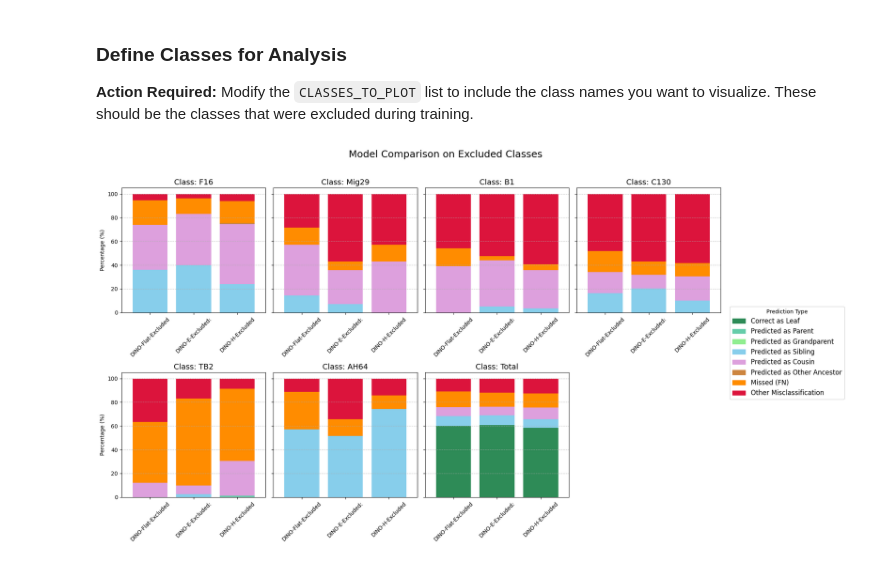
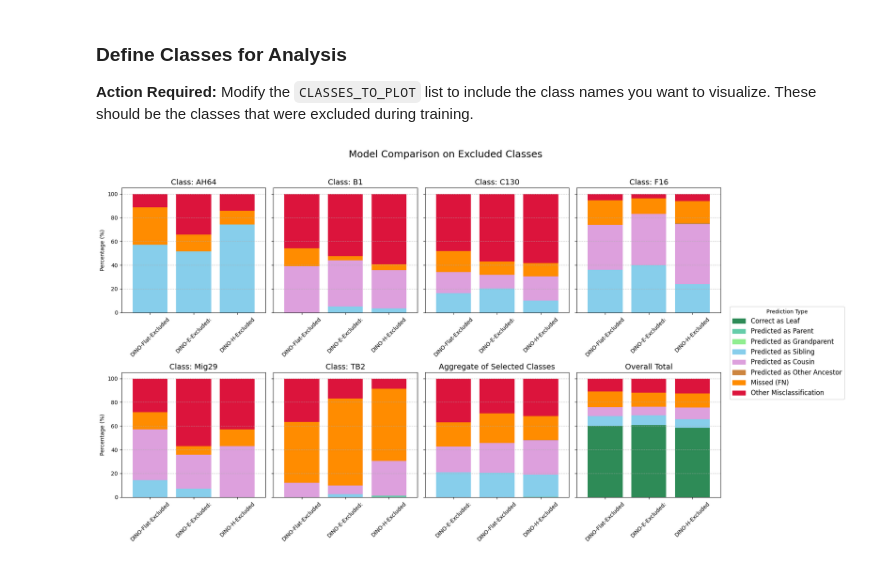
Before and after one commit to Gogonemnem/hierarchical-object-detection, a Jupyter notebook: notebooks/exclusion-comparison.ipynb, the cells around one changed output. Saved outputs shown, nothing was run; the diff lists cells and outputs as text; code cells hidden in the pictures.

Commit message:
add aggregates

```diff
--- a/notebooks/exclusion-comparison.ipynb
+++ b/notebooks/exclusion-comparison.ipynb
@@ -163,94 +163,102 @@ This section generates bar charts to compare the models' performance on specific
 CLASSES_TO_PLOT = ['F16', 'Mig29', 'B1', 'C130', 'TB2', 'AH64', 'Total']
 # %%
 if not df_class.empty:
-    # Define the order, labels, and colors for plotting
+    # --- Configuration for Plotting ---
     plot_order = [
-        'tp_percentage',
-        'parent_percentage',
-        'grandparent_percentage',
-        'sibling_percentage',
-        'cousin_percentage',
-        'ancestor_percentage',
-        'fn_percentage',
-        'other_class_percentage'
+        'tp_percentage', 'parent_percentage', 'grandparent_percentage',
+        'sibling_percentage', 'cousin_percentage', 'ancestor_percentage',
+        'fn_percentage', 'other_class_percentage'
     ]
-
     plot_labels = {
-        'tp_percentage': 'Correct as Leaf',
-        'parent_percentage': 'Predicted as Parent',
-        'grandparent_percentage': 'Predicted as Grandparent',
-        'sibling_percentage': 'Predicted as Sibling',
-        'cousin_percentage': 'Predicted as Cousin',
-        'ancestor_percentage': 'Predicted as Other Ancestor',
-        'fn_percentage': 'Missed (FN)',
-        'other_class_percentage': 'Other Misclassification'
+        'tp_percentage': 'Correct as Leaf', 'parent_percentage': 'Predicted as Parent',
+        'grandparent_percentage': 'Predicted as Grandparent', 'sibling_percentage': 'Predicted as Sibling',
+        'cousin_percentage': 'Predicted as Cousin', 'ancestor_percentage': 'Predicted as Other Ancestor',
+        'fn_percentage': 'Missed (FN)', 'other_class_percentage': 'Other Misclassification'
     }
-
     plot_colors = {
-        'tp_percentage': '#2E8B57',
-        'parent_percentage': '#66CDAA',
-        'grandparent_percentage': '#90EE90',
-        'sibling_percentage': '#87CEEB',
-        'cousin_percentage': '#DDA0DD',
-        'ancestor_percentage': '#CD853F',
-        'fn_percentage': '#FF8C00',
-        'other_class_percentage': '#DC143C'
+        'tp_percentage': '#2E8B57', 'parent_percentage': '#66CDAA',
+        'grandparent_percentage': '#90EE90', 'sibling_percentage': '#87CEEB',
+        'cousin_percentage': '#DDA0DD', 'ancestor_percentage': '#CD853F',
+        'fn_percentage': '#FF8C00', 'other_class_percentage': '#DC143C'
     }
     color_list = [plot_colors[p] for p in plot_order]
 
-    # Filter the DataFrame to only include the selected classes
-    df_plot = df_class[df_class['class_name'].isin(CLASSES_TO_PLOT)]
+    # --- Data Preparation for Plotting ---
+
+    # 1. Define the classes to analyze and aggregate, excluding 'Total'
+    classes_to_analyze = [c for c in CLASSES_TO_PLOT if c != 'Total']
+
+    # 2. Define the final plot order: individual classes, then Aggregate, then Total
+    final_plot_list = sorted(classes_to_analyze) + ['Aggregate', 'Total']
+
+    # 3. Calculate the aggregate statistics for the selected classes
+    df_agg = df_class[df_class['class_name'].isin(classes_to_analyze)].groupby('model')[plot_order].mean().reset_index()
+    df_agg['class_name'] = 'Aggregate'
+
+    # 4. Combine the original data with the new aggregate data
+    # We select the classes to analyze plus the 'Total' from the original dataframe
+    df_plot = pd.concat([df_class[df_class['class_name'].isin(classes_to_analyze + ['Total'])], df_agg])
 
     # --- Create Stacked Bar Chart ---
 
-    # Setup plot grid
-    num_classes = len(CLASSES_TO_PLOT)
+    # Setup plot grid based on the final list of plots
+    num_plots = len(final_plot_list)
     num_cols = 4 # More columns for a compact view
-    num_rows = (num_classes + num_cols - 1) // num_cols
+    num_rows = (num_plots + num_cols - 1) // num_cols
     fig, axes = plt.subplots(num_rows, num_cols, figsize=(18, 5 * num_rows), sharey=True)
     axes = axes.flatten()
 
-    for i, class_name in enumerate(CLASSES_TO_PLOT):
+    for i, class_name in enumerate(final_plot_list):
         ax = axes[i]
 
-        # Filter data for the current class
+        # Filter data for the current class or the aggregate view
         df_class_specific = df_plot[df_plot['class_name'] == class_name].copy()
 
         # Set model as index for plotting
         df_to_plot = df_class_specific.set_index('model')[plot_order]
 
-        # Skip plotting if there is no data for this class
+        # Skip plotting if there is no data
         if df_to_plot.empty:
-            ax.set_title(f"Class: {class_name} (No Data)", fontsize=12)
+            title = f"Class: {class_name} (No Data)"
+            if class_name == 'Aggregate':
+                title = "Aggregate View (No Data)"
+            ax.set_title(title, fontsize=12)
             ax.set_visible(False)
             continue
 
         # Plot stacked bar with narrower bars
         df_to_plot.plot(kind='bar', stacked=True, ax=ax, color=color_list, legend=False, width=0.8)
 
-        ax.set_title(f"Class: {class_name}", fontsize=14)
+        # Set title based on whether it's a class, aggregate, or total
+        plot_title = f"Class: {class_name}"
+        if class_name == 'Aggregate':
+            plot_title = "Aggregate of Selected Classes"
+        elif class_name == 'Total':
+            plot_title = "Overall Total"
+        ax.set_title(plot_title, fontsize=14)
+
         ax.set_ylabel("Percentage (%)")
         ax.set_xlabel("") # Model names are on the x-ticks
         ax.tick_params(axis='x', rotation=45)
         ax.grid(axis='y', linestyle='--', alpha=0.7)
 
     # Hide any unused subplots
-    for i in range(num_classes, len(axes)):
+    for i in range(num_plots, len(axes)):
         axes[i].set_visible(False)
 
     # Create a single, shared legend
     handles = [plt.Rectangle((0,0),1,1, color=plot_colors[label]) for label in plot_order]
     legend_labels = [plot_labels[l] for l in plot_order]
     fig.legend(handles, legend_labels, loc='center left', bbox_to_anchor=(0.9, 0.5), fontsize=12, title="Prediction Type")
 
     fig.suptitle('Model Comparison on Excluded Classes', fontsize=18, y=1.02)
-    fig.tight_layout(rect=[0, 0, 0.9, 1]) # Adjust layout to make space for legend
+    fig.tight_layout(rect=[0, 0, 0.9, 1]) # Adjust layout for space for legend
     plt.show()
 
 else:
     print("DataFrame is empty. Cannot generate plots.")
 # %% [output]
-[figure, old version]
+[figure, new version]
 # %%
 # get df with class = Total
 df_total = df_class[df_class['class_name'] == 'Total'].copy()
```
Also changed, not shown: parts of 3 cells of this notebook.
